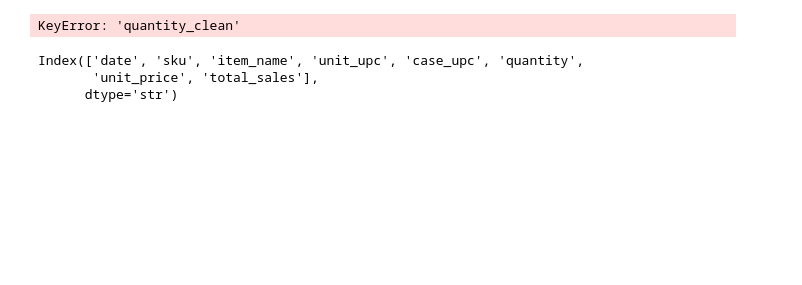
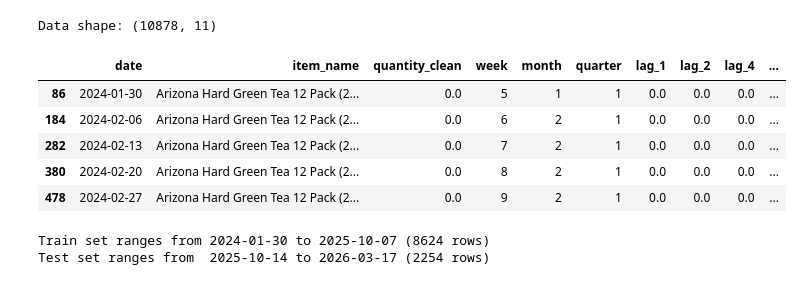
Before and after one commit to sahithgondi/beer-demand-forecasting, a Jupyter notebook: notebooks/03_modeling.ipynb, the cells around one changed output. Cells and saved outputs as stored; diff of their text form; code cells hidden in the pictures; blank space fills up the shorter version.

Commit message:
put featured engineering data int o featured_sales.csv and have baseline modeling + linear regression on modeling notebook.

```diff
--- a/notebooks/03_modeling.ipynb
+++ b/notebooks/03_modeling.ipynb
@@ -3,23 +6,29 @@ import pandas as pd
 # %%
-# load data
-df = pd.read_csv("../data/processed/all_sales.csv")
+# load the feature engineered dataset
+df = pd.read_csv("../data/processed/featured_sales.csv")
 df["date"] = pd.to_datetime(df["date"])
+
+# checking shape to make sure dates are sorted sequentially for the split
 df = df.sort_values(["item_name", "date"])
+print(f"Data shape: {df.shape}")
+df.head()
+# %% [output]
+Data shape: (10878, 11)
+|  | date | item_name | quantity_clean | week | month | quarter | lag_1 | lag_2 | lag_4 | ... |
+| 86 | 2024-01-30 | Arizona Hard Green Tea 12 Pack (2... | 0.0 | 5 | 1 | 1 | 0.0 | 0.0 | 0.0 | ... |
+| 184 | 2024-02-06 | Arizona Hard Green Tea 12 Pack (2... | 0.0 | 6 | 2 | 1 | 0.0 | 0.0 | 0.0 | ... |
+| 282 | 2024-02-13 | Arizona Hard Green Tea 12 Pack (2... | 0.0 | 7 | 2 | 1 | 0.0 | 0.0 | 0.0 | ... |
+| 380 | 2024-02-20 | Arizona Hard Green Tea 12 Pack (2... | 0.0 | 8 | 2 | 1 | 0.0 | 0.0 | 0.0 | ... |
+| 478 | 2024-02-27 | Arizona Hard Green Tea 12 Pack (2... | 0.0 | 9 | 2 | 1 | 0.0 | 0.0 | 0.0 | ... |
 # %%
-# time based split
+# 80 train 20 test split
 split_date = df["date"].quantile(0.8)
 
 train = df[df["date"] < split_date]
 test  = df[df["date"] >= split_date]
+
+print(f"Train set ranges from {train['date'].min().date()} to {train['date'].max().date()} ({train.shape[0]} rows)")
+print(f"Test set ranges from  {test['date'].min().date()} to {test['date'].max().date()} ({test.shape[0]} rows)")
+# %% [output]
+Train set ranges from 2024-01-30 to 2025-10-07 (8624 rows)
+Test set ranges from  2025-10-14 to 2026-03-17 (2254 rows)
-# %%
-# baseline models
-y_true = test["quantity_clean"]
-y_pred_baseline_1 = test["lag_1"]
-# %% [output]
-KeyError: 'quantity_clean'
-# %%
-df.columns
-# %% [output]
-Index(['date', 'sku', 'item_name', 'unit_upc', 'case_upc', 'quantity',
-       'unit_price', 'total_sales'],
-      dtype='str')
```
Also changed, not shown: parts of 7 cells of this notebook, 1 other file.
